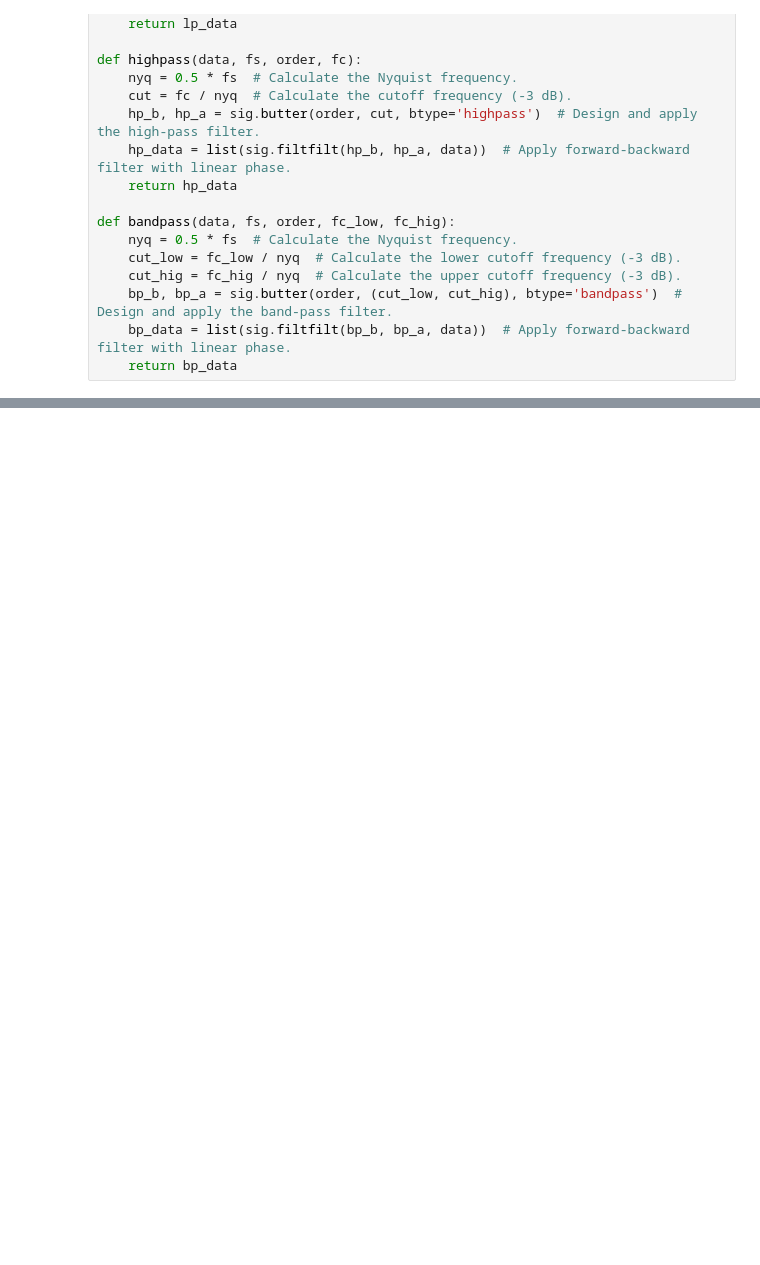
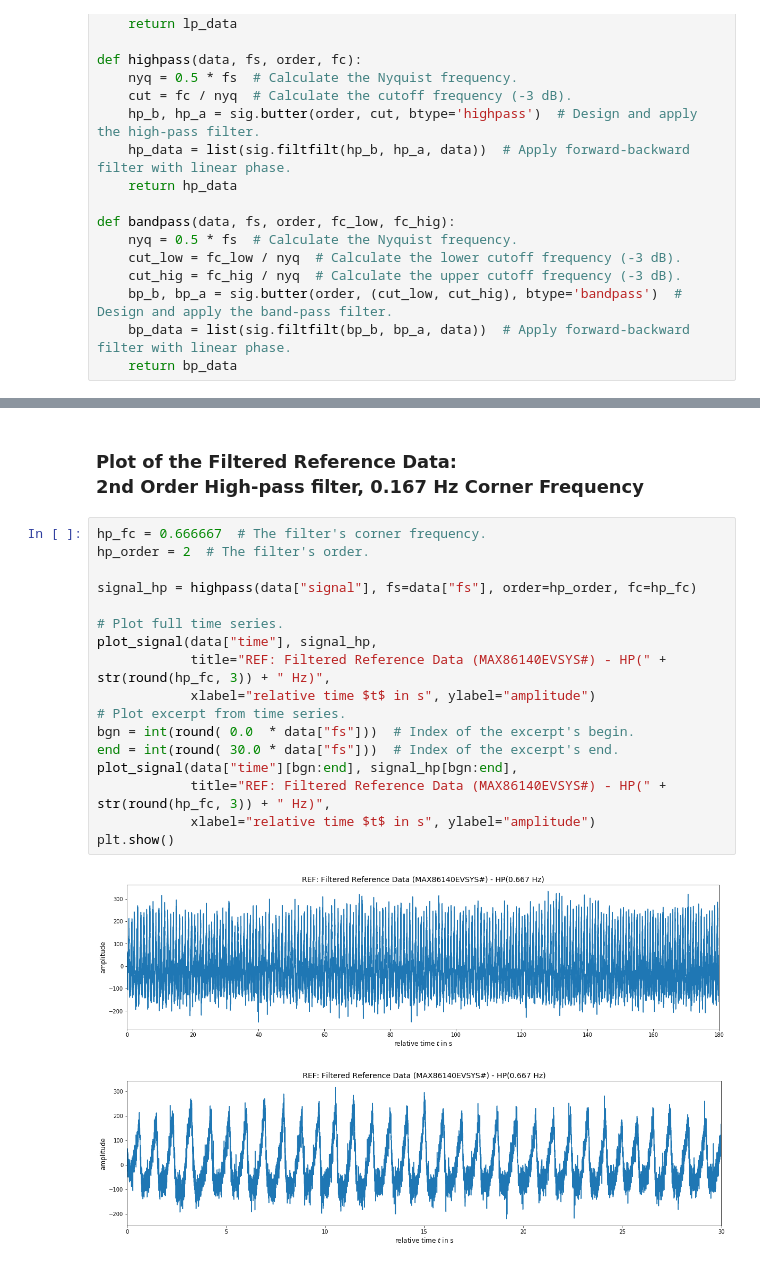
Before and after one commit to fwolling/PPGraw, a Jupyter notebook: python/show_ref.ipynb, the cells around one changed output, grey strips where cells are left out. Cells and saved outputs as stored; diff of their text form; blank space fills up the shorter version.

```diff
--- a/python/show_ref.ipynb
+++ b/python/show_ref.ipynb
@@ -102,0 +103,22 @@ plt.show()
+# %% [markdown]
+### Plot of the Filtered Reference Data:<br>2nd Order High-pass filter, 0.167 Hz Corner Frequency
+# %%
+hp_fc = 0.666667  # The filter's corner frequency.
+hp_order = 2  # The filter's order.
+
+signal_hp = highpass(data["signal"], fs=data["fs"], order=hp_order, fc=hp_fc)
+
+# Plot full time series.
+plot_signal(data["time"], signal_hp,
+            title="REF: Filtered Reference Data (MAX86140EVSYS#) - HP(" + str(round(hp_fc, 3)) + " Hz)",
+            xlabel="relative time $t$ in s", ylabel="amplitude")
+# Plot excerpt from time series.
+bgn = int(round( 0.0  * data["fs"]))  # Index of the excerpt's begin.
+end = int(round( 30.0 * data["fs"]))  # Index of the excerpt's end.
+plot_signal(data["time"][bgn:end], signal_hp[bgn:end],
+            title="REF: Filtered Reference Data (MAX86140EVSYS#) - HP(" + str(round(hp_fc, 3)) + " Hz)",
+            xlabel="relative time $t$ in s", ylabel="amplitude")
+plt.show()
+# %% [output]
+[figure, added]
+[figure, added]
```
Also changed, not shown: parts of 9 cells of this notebook.
